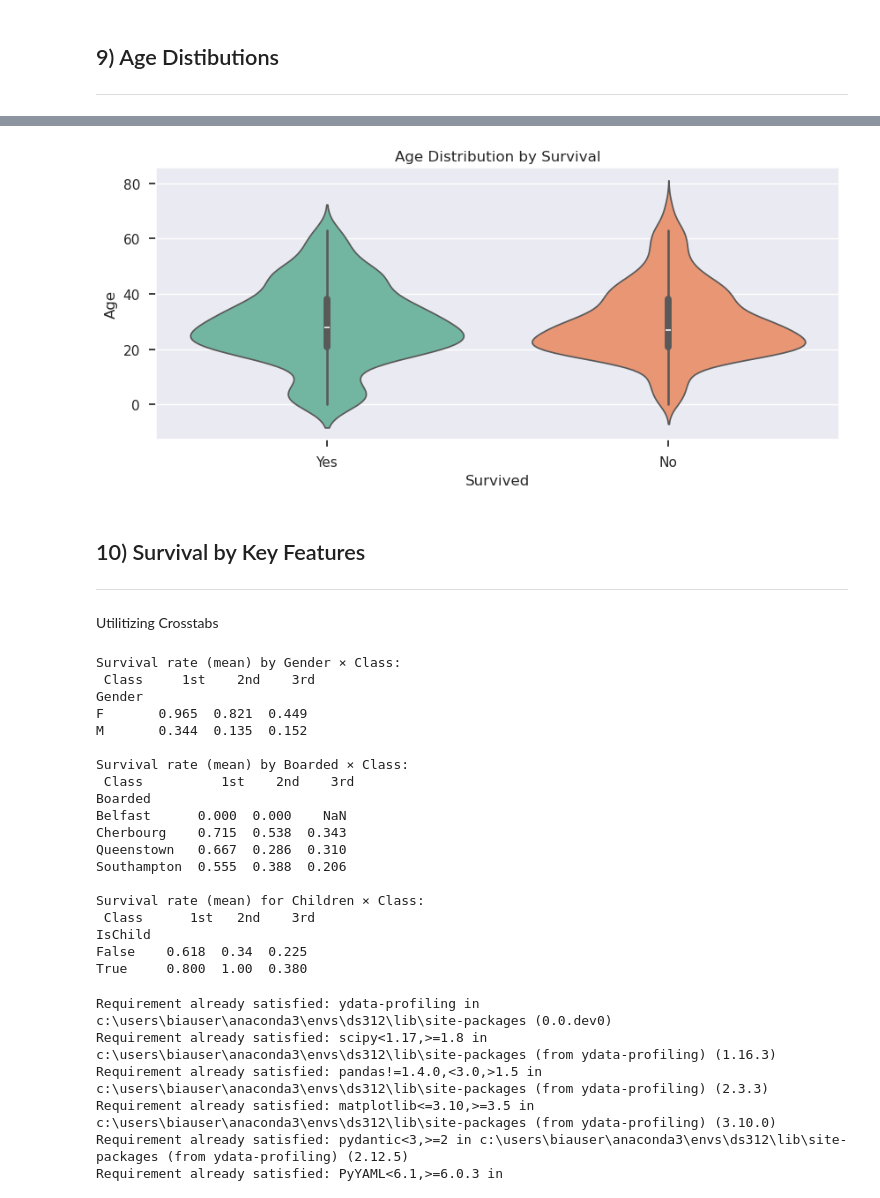
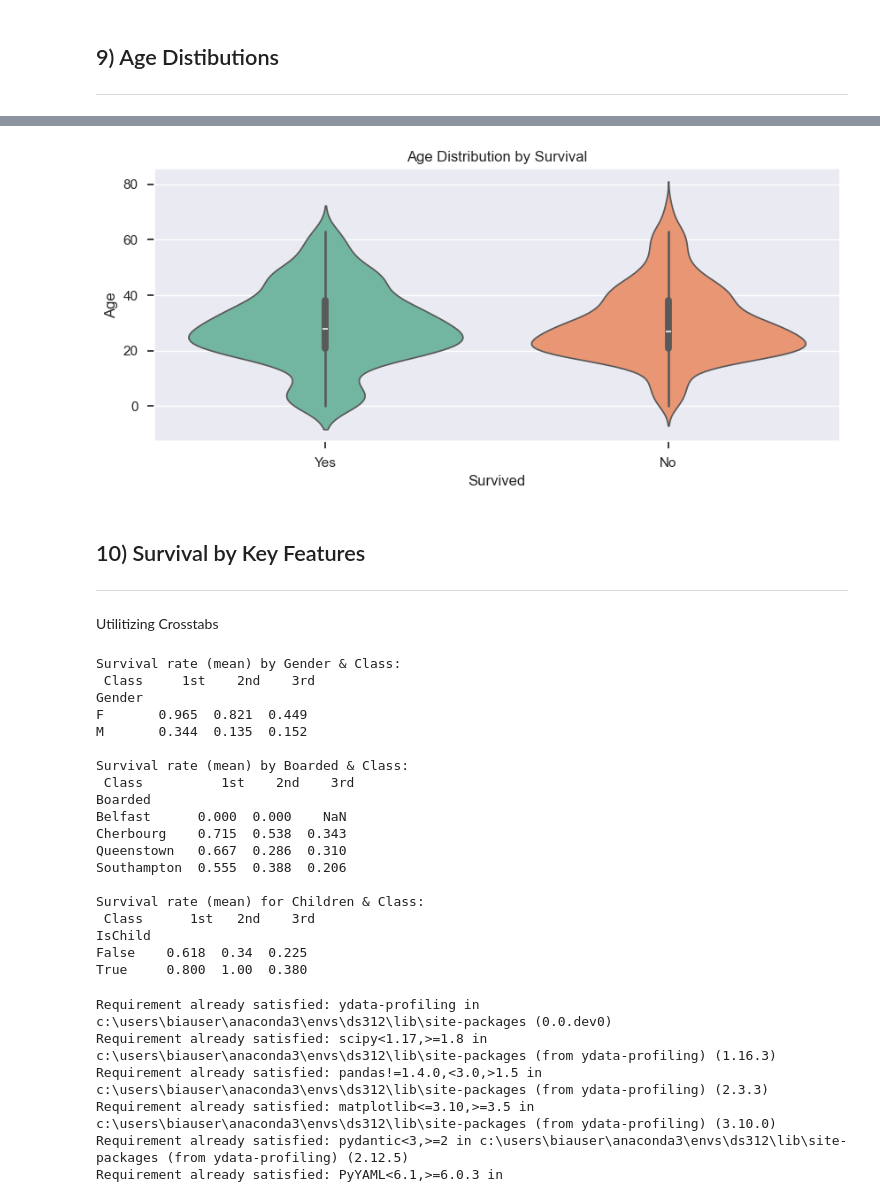
Before and after one commit to dani-aranha/BZIA_VM, a Jupyter notebook: DS/PassengersStart.ipynb, the cells around one changed output, grey strips where cells are left out. Saved outputs shown, nothing was run; the diff lists cells and outputs as text; code cells hidden in the pictures.

```diff
--- a/DS/PassengersStart.ipynb
+++ b/DS/PassengersStart.ipynb
@@ -429,5 +457,37 @@ df.head()
 # %% [markdown]
 ## 7) Basic Survival Stats
 ---
+# %%
+
+# Is child (under 12)? (Common Titanic framing)
+df["IsChild"] = (df["Age"] < 12).fillna(False)
+
+# Passenger Full Name
+df["NameFull"] = (
+    df["Title"].fillna("") + " " +
+    df["FirstName"].fillna("") + " " +
+    df["LastName"].fillna("")
+)
+
+# Encode Survived to binary (Yes=1, No=0)
+df["Survived_bin"] = df["Survived"].map({
+    "Yes": 1,
+    "No": 0
+})
+
+# Simplify Class to ordinal (1st=1, 2nd=2, 3rd=3)
+df["Class_num"] = df["Class"].map({
+    "1st": 1,
+    "2nd": 2,
+    "3rd": 3
+})
+
+# Embark port short codes based on Boarded text
+df["Embark"] = df["Boarded"].map({
+    "Cherbourg": "C",
+    "Southampton": "S",
+    "Queenstown": "Q",
+    "Belfast": "B"
+})
 # %%
 ### NOTE ### You don't have to do it in this exact output - can you get the answers?
@@ -465,21 +641,56 @@ by Gender and Class
 # %%
 # Violin plot alternative
+
+plt.figure(figsize=(10, 4))
+sns.violinplot(
+    data=df,
+    x="Survived", y="Age",
+    split=False,
+    inner="box",
+    palette="Set2",
+    hue="Survived"
+)
+plt.title("Age Distribution by Survival")
+plt.show()
 # %% [output]
-[figure, old version]
+[figure, new version]
 # %% [markdown]
 ## 10) Survival by Key Features
 ---
 Utilitizing Crosstabs
 # %%
 ### NOTE ### You don't have to do it in this exact output - can you get the answers?
+
+
+ct_gender_class = pd.crosstab(
+    df["Gender"], df["Class"],
+    values=df["Survived_bin"],
+    aggfunc="mean"
+).round(3)
+
+ct_port_class = pd.crosstab(
+    df["Boarded"], df["Class"],
+    values=df["Survived_bin"],
+    aggfunc="mean"
+).round(3)
+
+ct_child_class = pd.crosstab(
+    df["IsChild"], df["Class"],
+    values=df["Survived_bin"],
+    aggfunc="mean"
+).round(3)
+
+print("Survival rate (mean) by Gender & Class:\n", ct_gender_class, "\n")
+print("Survival rate (mean) by Boarded & Class:\n", ct_port_class, "\n")
+print("Survival rate (mean) for Children & Class:\n", ct_child_class, "\n")
 # %% [output]
-Survival rate (mean) by Gender × Class:
+Survival rate (mean) by Gender & Class:
  Class     1st    2nd    3rd
 Gender
 F       0.965  0.821  0.449
 M       0.344  0.135  0.152
 
-Survival rate (mean) by Boarded × Class:
+Survival rate (mean) by Boarded & Class:
  Class          1st    2nd    3rd
 Boarded
 Belfast      0.000  0.000    NaN
@@ -487,7 +698,7 @@ Cherbourg    0.715  0.538  0.343
 Queenstown   0.667  0.286  0.310
 Southampton  0.555  0.388  0.206
 
-Survival rate (mean) for Children × Class:
+Survival rate (mean) for Children & Class:
  Class      1st   2nd    3rd
 IsChild
 False    0.618  0.34  0.225
```
Also changed, not shown: parts of 6 cells of this notebook, 21 other files.
